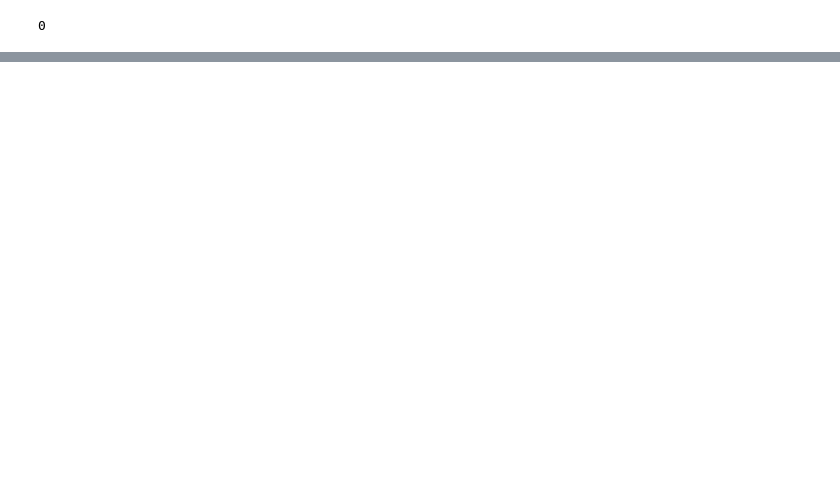
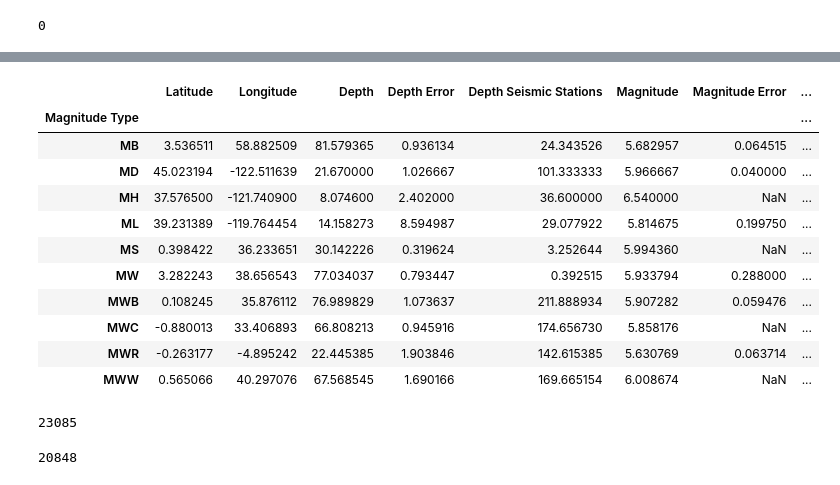
Before and after one commit to kggold4/final-project-intro-data-science, a Jupyter notebook: notebook3.ipynb, the cells around one changed output, grey strips where cells are left out. Cells and saved outputs as stored; diff of their text form; code cells hidden in the pictures; blank space fills up the shorter version.

```diff
--- a/notebook3.ipynb
+++ b/notebook3.ipynb
@@ -611,0 +601,5 @@ earthquakes['Depth'].isna().sum()
+# %%
+# As we can see in Depth Error feature we have 18951 null objects from 23232 rows
+# I assuming that the data of Depth Error is critical,
+# and that wy I remain the feature but change each Null object to value of 0
+earthquakes['Depth Error'].fillna(0, inplace=True)
@@ -612 +611,6 @@ earthquakes['Depth'].isna().sum()
+# %%
+# As we can see in Depth Error feature we have 16315 null objects from 23232 rows
+# I assuming that the data of Depth Seismic Stations is critical,
+# and that wy I remain the feature but change each Null object to value of 0
+earthquakes['Depth Seismic Stations'].fillna(0, inplace=True)
 # %%
@@ -617,0 +646,16 @@ earthquakes['Depth Error'].isna().sum()
+# %%
+# check if there a connection between Magnitude Type to Magnitude features:
+earthquakes.groupby('Magnitude Type').mean()
+# %% [output]
+|  | Latitude | Longitude | Depth | Depth Error | Depth Seismic Stations | Magnitude | Magnitude Error | ... |
+| Magnitude Type |  |  |  |  |  |  |  | ... |
+| MB | 3.536511 | 58.882509 | 81.579365 | 0.936134 | 24.343526 | 5.682957 | 0.064515 | ... |
+| MD | 45.023194 | -122.511639 | 21.670000 | 1.026667 | 101.333333 | 5.966667 | 0.040000 | ... |
+| MH | 37.576500 | -121.740900 | 8.074600 | 2.402000 | 36.600000 | 6.540000 | NaN | ... |
+| ML | 39.231389 | -119.764454 | 14.158273 | 8.594987 | 29.077922 | 5.814675 | 0.199750 | ... |
+| MS | 0.398422 | 36.233651 | 30.142226 | 0.319624 | 3.252644 | 5.994360 | NaN | ... |
+| MW | 3.282243 | 38.656543 | 77.034037 | 0.793447 | 0.392515 | 5.933794 | 0.288000 | ... |
+| MWB | 0.108245 | 35.876112 | 76.989829 | 1.073637 | 211.888934 | 5.907282 | 0.059476 | ... |
+| MWC | -0.880013 | 33.406893 | 66.808213 | 0.945916 | 174.656730 | 5.858176 | NaN | ... |
+| MWR | -0.263177 | -4.895242 | 22.445385 | 1.903846 | 142.615385 | 5.630769 | 0.063714 | ... |
+| MWW | 0.565066 | 40.297076 | 67.568545 | 1.690166 | 169.665154 | 6.008674 | NaN | ... |
@@ -617,0 +667,5 @@ earthquakes['Depth Error'].isna().sum()
+# %%
+# Searching for null objects in Magnitude feature:
+earthquakes['Magnitude Error'].isna().sum()
+# %% [output]
+23085
@@ -617,0 +677,5 @@ earthquakes['Depth Error'].isna().sum()
+# %%
+# Searching for null objects in Magnitude Seismic Stations feature:
+earthquakes['Magnitude Seismic Stations'].isna().sum()
+# %% [output]
+20848
```
Also changed, not shown: parts of 18 cells of this notebook.
